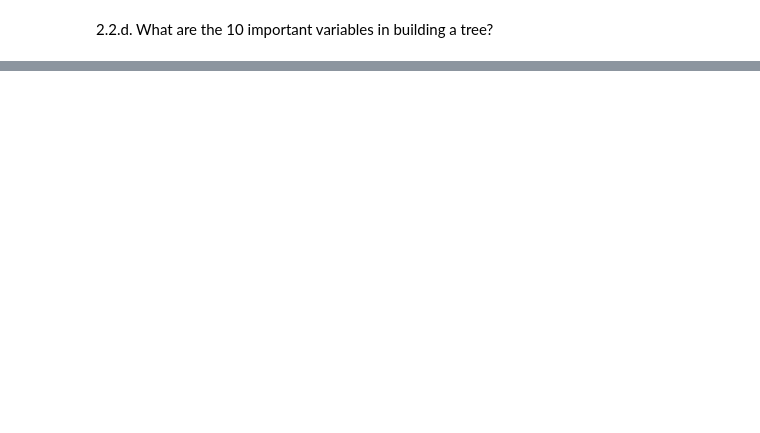
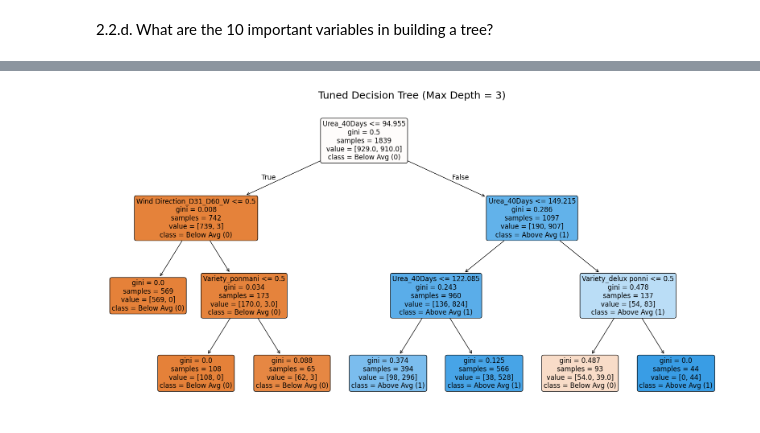
Before and after one commit to tritinvo18/IFN580-ML-assignment1, a Jupyter notebook: assignment_1.ipynb, the cells around one changed output, grey strips where cells are left out. Cells and saved outputs as stored; diff of their text form; code cells hidden in the pictures; blank space fills up the shorter version.

```diff
--- a/assignment_1.ipynb
+++ b/assignment_1.ipynb
@@ -503,26 +419,0 @@ Test ACC: 90.72%
-# %%
-dt = DecisionTreeClassifier(criterion='gini', max_depth=5, min_samples_leaf=5, min_samples_split=20, random_state=42)
-dt.fit(X_train, y_train)
-
-importance = dt.feature_importances_
-important_features = X_train.columns[importance > 0].tolist()
-print(f'Number of selected features: {len(important_features)}')
-
-for idx, feature in enumerate(important_features):
-    print(idx+1, feature)
-
-X_train_sub = X_train_scaled[important_features]
-X_test_sub = X_test_scaled[important_features]
-
-param_grid = {
-    'C': [0.001, 0.01, 0.1, 1, 10, 100],
-    'penalty': ['l1', 'l2'],
-    'solver': ['liblinear', 'saga']
-}
-
-lr_reduced = LogisticRegression(max_iter=5000, random_state=42)
-grid_search_reduced = GridSearchCV(lr_reduced, param_grid, cv=5, scoring='accuracy', n_jobs=-1)
-grid_search_reduced.fit(X_train_sub, y_train)
-
-best_lr_reduced = grid_search_reduced.best_estimator_
-print(f'Optimal params: {grid_search_reduced.best_params_}')
@@ -599,0 +428,16 @@ Findings:
+# %%
+# Set up a figure
+plt.figure(figsize=(20, 10))
+
+# Plot the tuned tree
+plot_tree(best_clf,
+          feature_names=X_train.columns,
+          class_names=['Below Avg (0)', 'Above Avg (1)'],
+          filled=True,
+          rounded=True,
+          fontsize=12)
+
+plt.title("Tuned Decision Tree (Max Depth = 3)", fontsize=18)
+plt.show()
+# %% [output]
+[figure, added]
```
Also changed, not shown: parts of 49 cells of this notebook, 3 other files.
